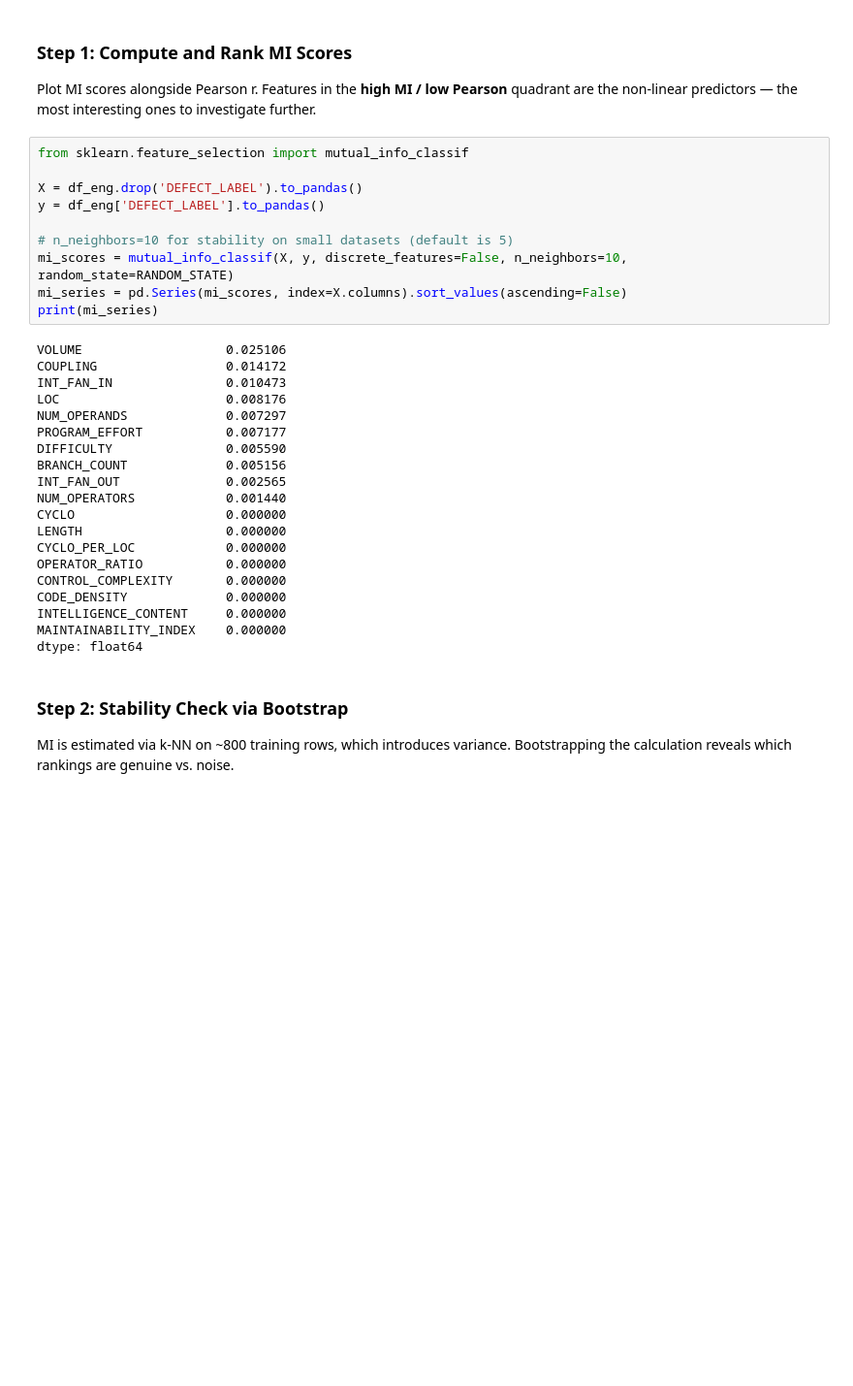
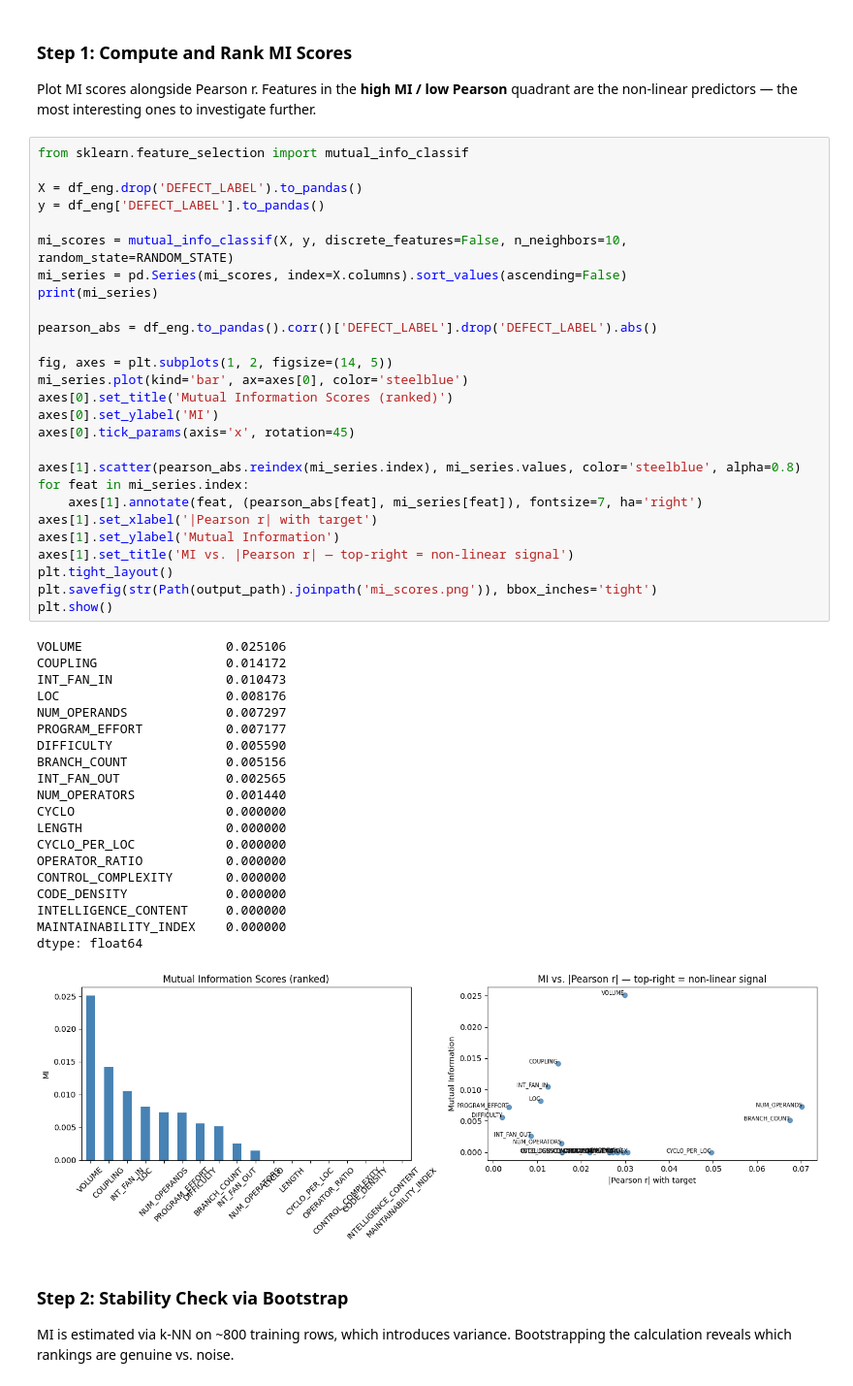
Before and after one commit to SamVanini/Software-defects-data-analysis, a Jupyter notebook: notebooks/data_workflow.ipynb, the cells around one changed output. Shown at 97% size. Drawn from its saved outputs; the diff is of its cells as text; blank space fills up the shorter version.

```diff
--- a/notebooks/data_workflow.ipynb
+++ b/notebooks/data_workflow.ipynb
@@ -2108,33 +2112,51 @@ non-linear predictors — the most interesting ones to investigate further.
 # %%
 from sklearn.feature_selection import mutual_info_classif
 
 X = df_eng.drop('DEFECT_LABEL').to_pandas()
 y = df_eng['DEFECT_LABEL'].to_pandas()
 
-# n_neighbors=10 for stability on small datasets (default is 5)
 mi_scores = mutual_info_classif(X, y, discrete_features=False, n_neighbors=10, random_state=RANDOM_STATE)
 mi_series = pd.Series(mi_scores, index=X.columns).sort_values(ascending=False)
 print(mi_series)
+
+pearson_abs = df_eng.to_pandas().corr()['DEFECT_LABEL'].drop('DEFECT_LABEL').abs()
+
+fig, axes = plt.subplots(1, 2, figsize=(14, 5))
+mi_series.plot(kind='bar', ax=axes[0], color='steelblue')
+axes[0].set_title('Mutual Information Scores (ranked)')
+axes[0].set_ylabel('MI')
+axes[0].tick_params(axis='x', rotation=45)
+
+axes[1].scatter(pearson_abs.reindex(mi_series.index), mi_series.values, color='steelblue', alpha=0.8)
+for feat in mi_series.index:
+    axes[1].annotate(feat, (pearson_abs[feat], mi_series[feat]), fontsize=7, ha='right')
+axes[1].set_xlabel('|Pearson r| with target')
+axes[1].set_ylabel('Mutual Information')
+axes[1].set_title('MI vs. |Pearson r| — top-right = non-linear signal')
+plt.tight_layout()
+plt.savefig(str(Path(output_path).joinpath('mi_scores.png')), bbox_inches='tight')
+plt.show()
 # %% [output]
 VOLUME                   0.025106
 COUPLING                 0.014172
 INT_FAN_IN               0.010473
 LOC                      0.008176
 NUM_OPERANDS             0.007297
 PROGRAM_EFFORT           0.007177
 DIFFICULTY               0.005590
 BRANCH_COUNT             0.005156
 INT_FAN_OUT              0.002565
 NUM_OPERATORS            0.001440
 CYCLO                    0.000000
 LENGTH                   0.000000
 CYCLO_PER_LOC            0.000000
 OPERATOR_RATIO           0.000000
 CONTROL_COMPLEXITY       0.000000
 CODE_DENSITY             0.000000
 INTELLIGENCE_CONTENT     0.000000
 MAINTAINABILITY_INDEX    0.000000
 dtype: float64
+[figure, added]
 # %% [markdown]
 ### Step 2: Stability Check via Bootstrap
 
```
Also changed, not shown: parts of 3 cells of this notebook, 3 other files.
